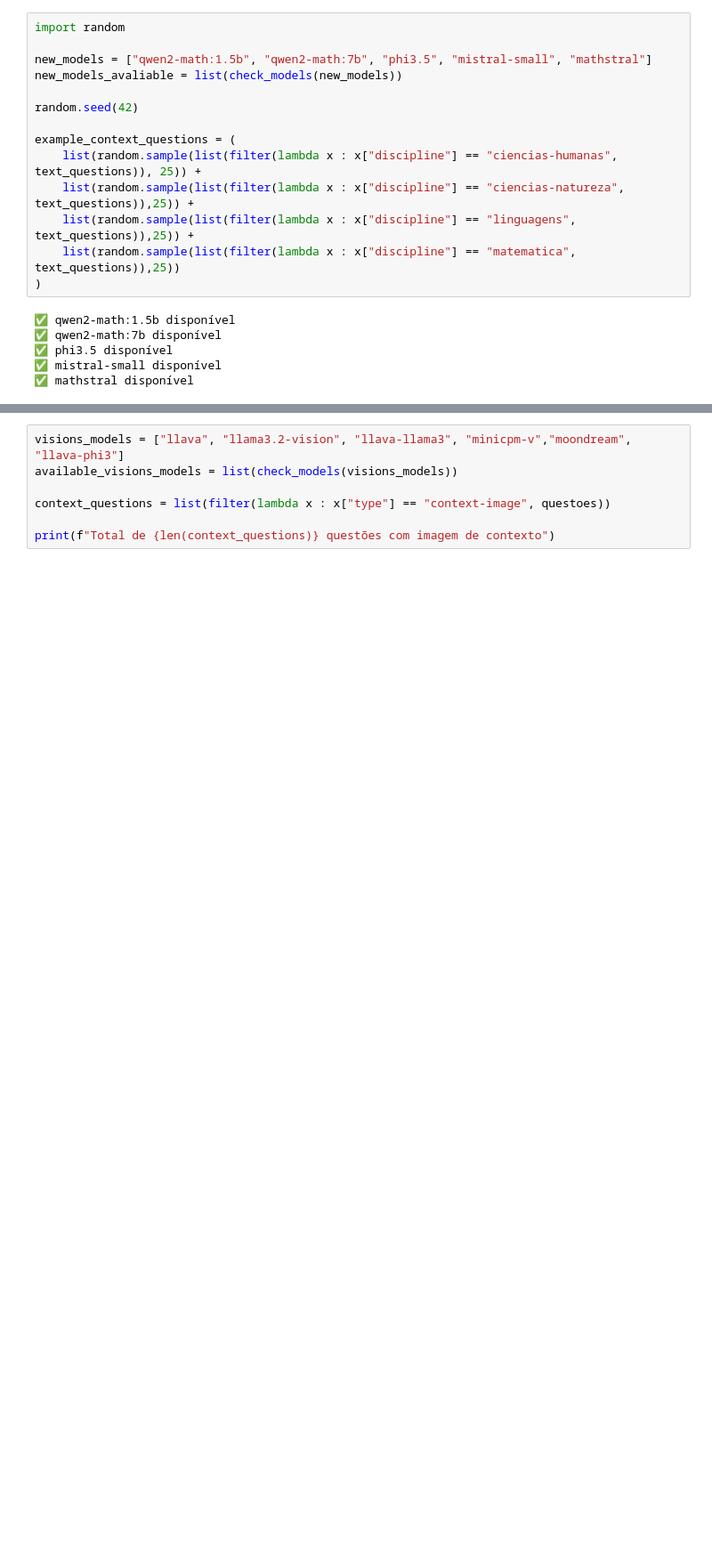
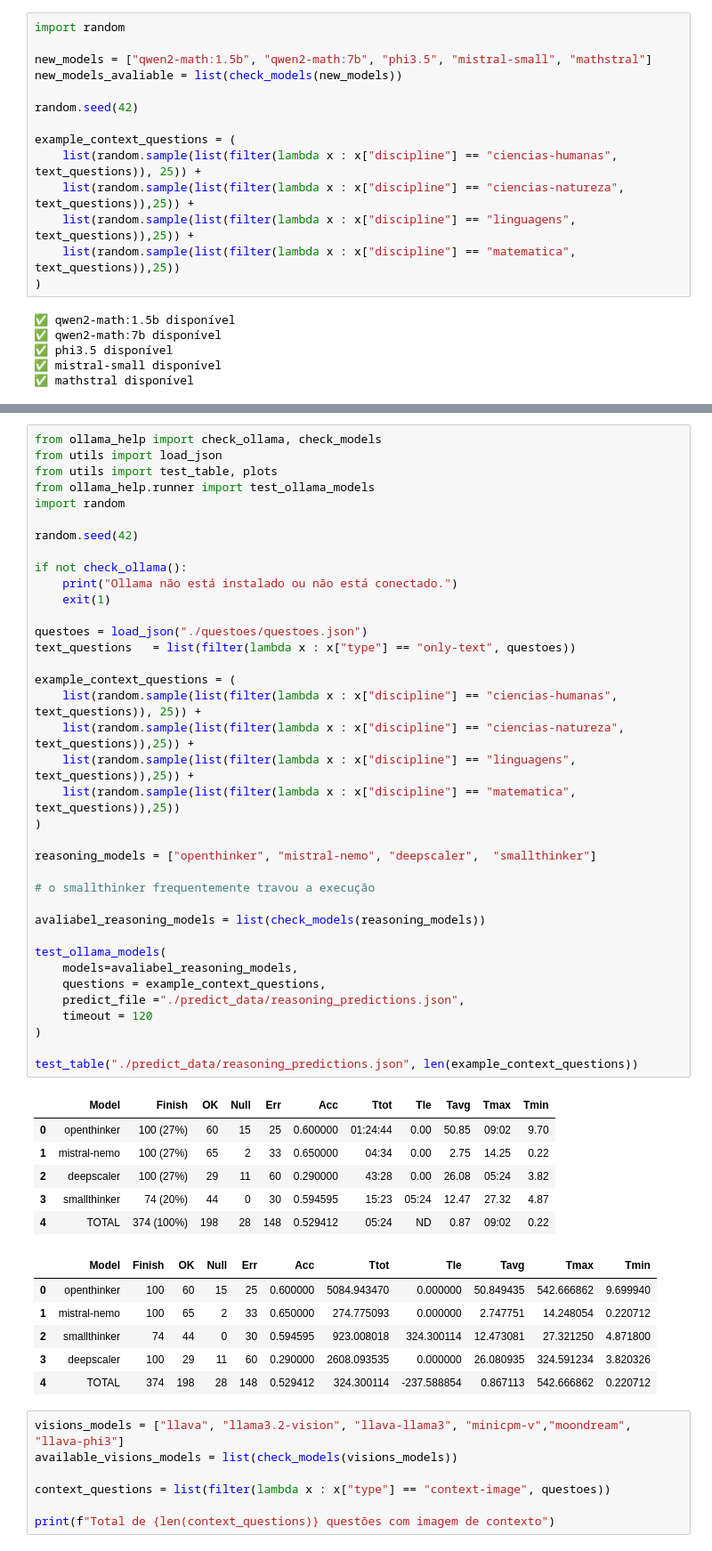
Before and after one commit to rubdelima/estuda-ia, a Jupyter notebook: 01-Predict.ipynb, the cells around one changed output, grey strips where cells are left out. Shown at 89% size. Drawn from its saved outputs; the diff is of its cells as text; blank space fills up the shorter version.

Commit message:
new ollama test models

```diff
--- a/01-Predict.ipynb
+++ b/01-Predict.ipynb
@@ -164,3 +121,53 @@ KeyboardInterrupt:
+# %%
+from ollama_help import check_ollama, check_models
+from utils import load_json
+from utils import test_table, plots
+from ollama_help.runner import test_ollama_models
+import random
+
+random.seed(42)
+
+if not check_ollama():
+    print("Ollama não está instalado ou não está conectado.")
+    exit(1)
+
+questoes = load_json("./questoes/questoes.json")
+text_questions   = list(filter(lambda x : x["type"] == "only-text", questoes))
+
+example_context_questions = (
+    list(random.sample(list(filter(lambda x : x["discipline"] == "ciencias-humanas", text_questions)), 25)) +
+    list(random.sample(list(filter(lambda x : x["discipline"] == "ciencias-natureza", text_questions)),25)) +
+    list(random.sample(list(filter(lambda x : x["discipline"] == "linguagens", text_questions)),25)) +
+    list(random.sample(list(filter(lambda x : x["discipline"] == "matematica", text_questions)),25))
+)
+
+reasoning_models = ["openthinker", "mistral-nemo", "deepscaler",  "smallthinker"]
+
+# o smallthinker frequentemente travou a execução
+
+avaliabel_reasoning_models = list(check_models(reasoning_models))
+
+test_ollama_models(
+    models=avaliabel_reasoning_models,
+    questions = example_context_questions,
+    predict_file ="./predict_data/reasoning_predictions.json",
+    timeout = 120
+)
+
+test_table("./predict_data/reasoning_predictions.json", len(example_context_questions))
+# %% [output]
+|  | Model | Finish | OK | Null | Err | Acc | Ttot | Tle | Tavg | Tmax | Tmin |
+| 0 | openthinker | 100 (27%) | 60 | 15 | 25 | 0.600000 | 01:24:44 | 0.00 | 50.85 | 09:02 | 9.70 |
+| 1 | mistral-nemo | 100 (27%) | 65 | 2 | 33 | 0.650000 | 04:34 | 0.00 | 2.75 | 14.25 | 0.22 |
+| 2 | deepscaler | 100 (27%) | 29 | 11 | 60 | 0.290000 | 43:28 | 0.00 | 26.08 | 05:24 | 3.82 |
+| 3 | smallthinker | 74 (20%) | 44 | 0 | 30 | 0.594595 | 15:23 | 05:24 | 12.47 | 27.32 | 4.87 |
+| 4 | TOTAL | 374 (100%) | 198 | 28 | 148 | 0.529412 | 05:24 | ND | 0.87 | 09:02 | 0.22 |
+|  | Model | Finish | OK | Null | Err | Acc | Ttot | Tle | Tavg | Tmax | Tmin |
+| 0 | openthinker | 100 | 60 | 15 | 25 | 0.600000 | 5084.943470 | 0.000000 | 50.849435 | 542.666862 | 9.699940 |
+| 1 | mistral-nemo | 100 | 65 | 2 | 33 | 0.650000 | 274.775093 | 0.000000 | 2.747751 | 14.248054 | 0.220712 |
+| 2 | smallthinker | 74 | 44 | 0 | 30 | 0.594595 | 923.008018 | 324.300114 | 12.473081 | 27.321250 | 4.871800 |
+| 3 | deepscaler | 100 | 29 | 11 | 60 | 0.290000 | 2608.093535 | 0.000000 | 26.080935 | 324.591234 | 3.820326 |
+| 4 | TOTAL | 374 | 198 | 28 | 148 | 0.529412 | 324.300114 | -237.588854 | 0.867113 | 542.666862 | 0.220712 |
 # %%
 visions_models = ["llava", "llama3.2-vision", "llava-llama3", "minicpm-v","moondream", "llava-phi3"]
 available_visions_models = list(check_models(visions_models))
```
Also changed, not shown: parts of 7 cells of this notebook, 18 other files.
